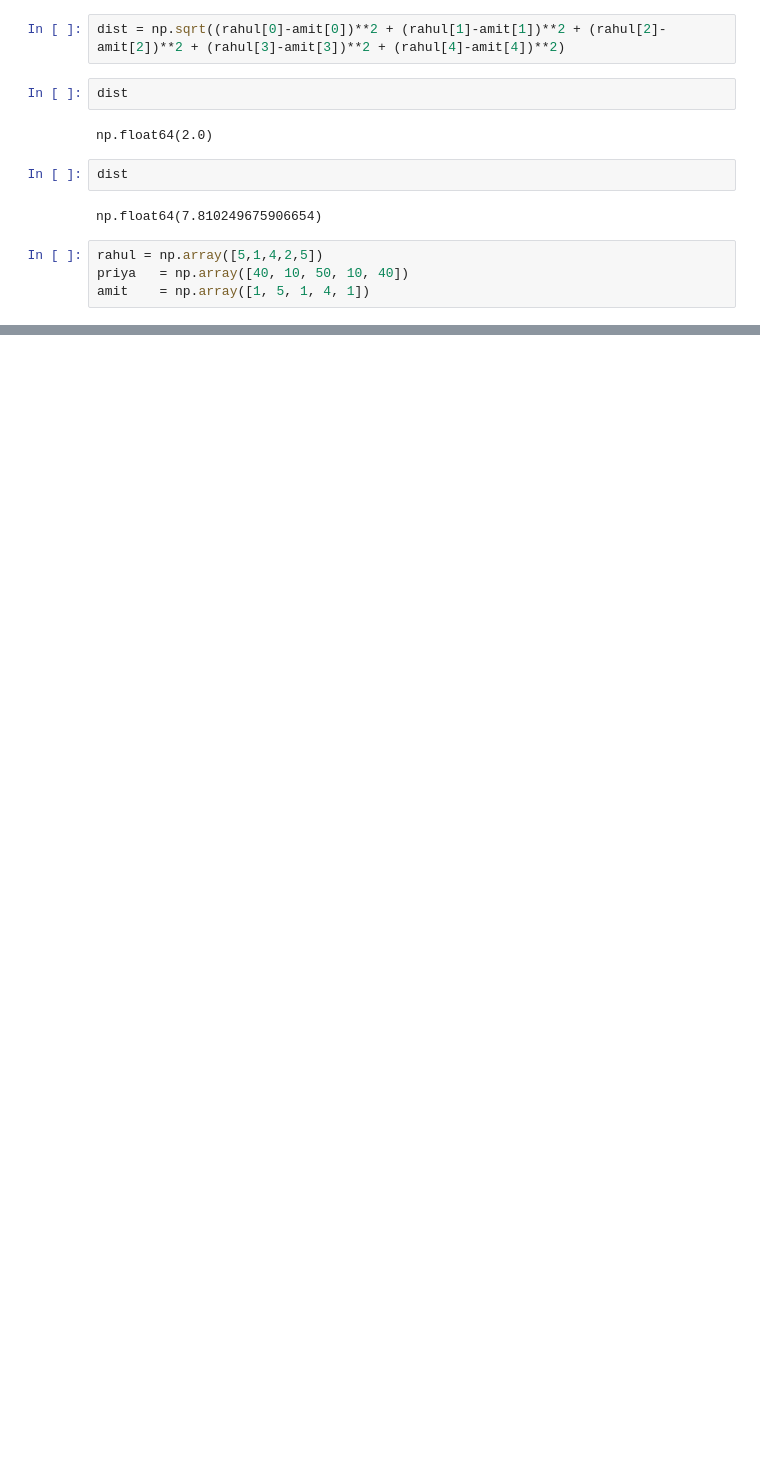
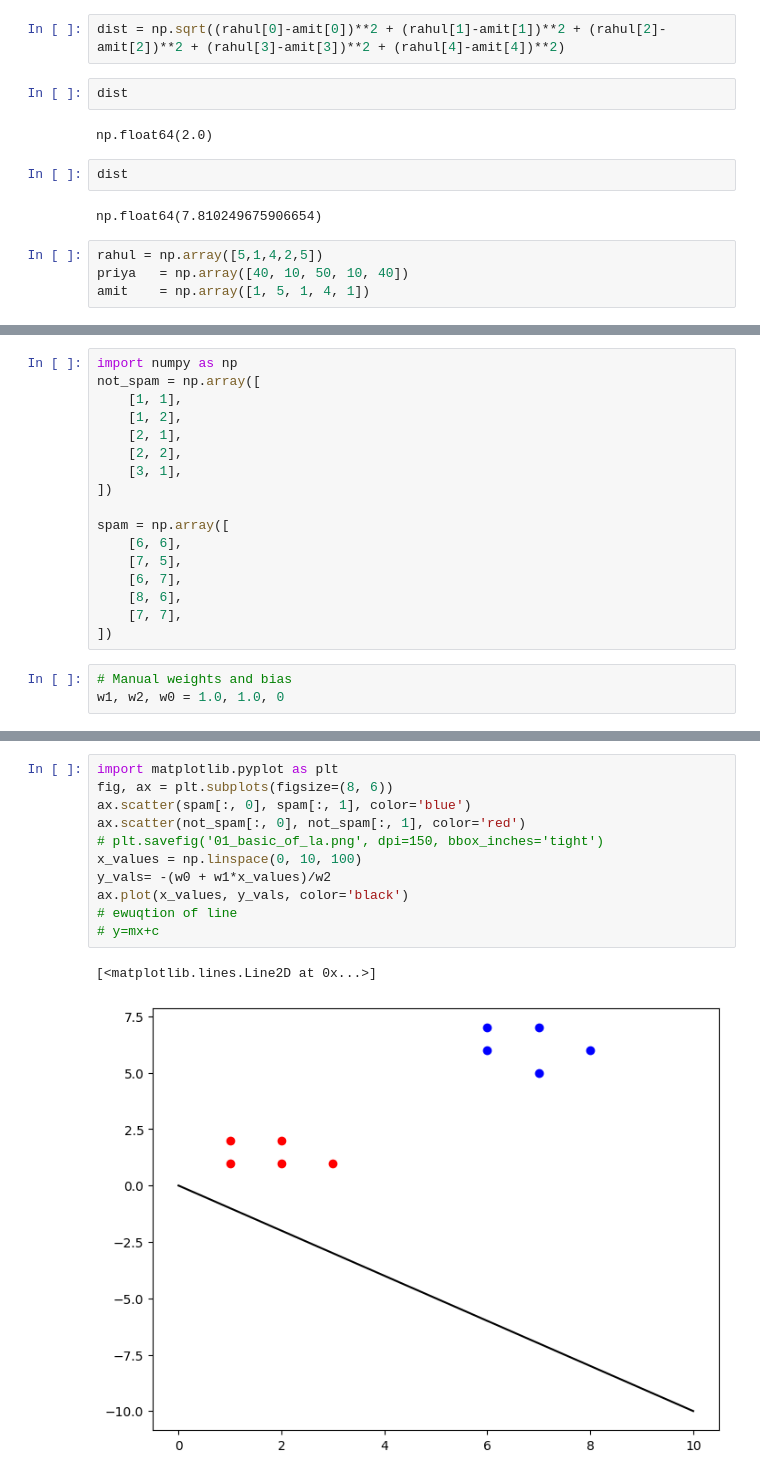
Before and after one commit to patty2507-dev/coding_ninja_genai, a Jupyter notebook: Math/Linear_alg/01_basic_of_la.ipynb, the cells around one changed output, grey strips where cells are left out. Cells and saved outputs as stored; diff of their text form; blank space fills up the shorter version.

```diff
--- a/Math/Linear_alg/01_basic_of_la.ipynb
+++ b/Math/Linear_alg/01_basic_of_la.ipynb
@@ -21,0 +33,20 @@ amit    = np.array([1, 5, 1, 4, 1])
+# %%
+import numpy as np
+not_spam = np.array([
+    [1, 1],
+    [1, 2],
+    [2, 1],
+    [2, 2],
+    [3, 1],
+])
+
+spam = np.array([
+    [6, 6],
+    [7, 5],
+    [6, 7],
+    [8, 6],
+    [7, 7],
+])
+# %%
+# Manual weights and bias
+w1, w2, w0 = 1.0, 1.0, 0
@@ -21,0 +65,14 @@ amit    = np.array([1, 5, 1, 4, 1])
+# %%
+import matplotlib.pyplot as plt
+fig, ax = plt.subplots(figsize=(8, 6))
+ax.scatter(spam[:, 0], spam[:, 1], color='blue')
+ax.scatter(not_spam[:, 0], not_spam[:, 1], color='red')
+# plt.savefig('01_basic_of_la.png', dpi=150, bbox_inches='tight')
+x_values = np.linspace(0, 10, 100)
+y_vals= -(w0 + w1*x_values)/w2
+ax.plot(x_values, y_vals, color='black')
+# ewuqtion of line
+# y=mx+c
+# %% [output]
+[<matplotlib.lines.Line2D at 0x...>]
+[figure, added]
```
Also changed, not shown: parts of 13 cells of this notebook, 4 other files.
